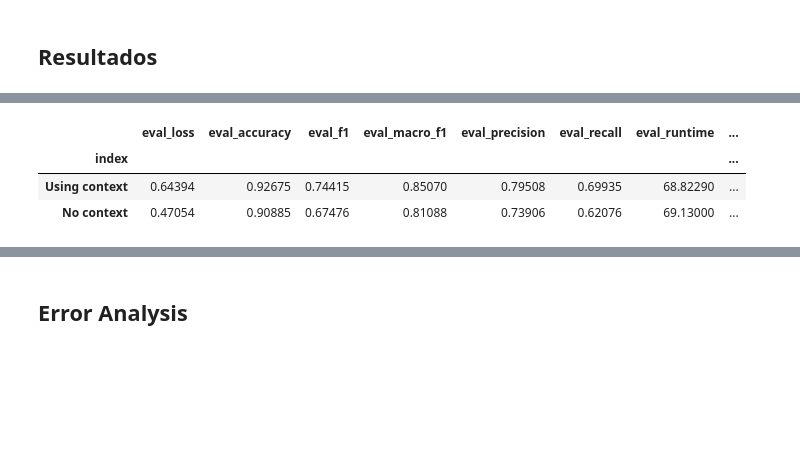
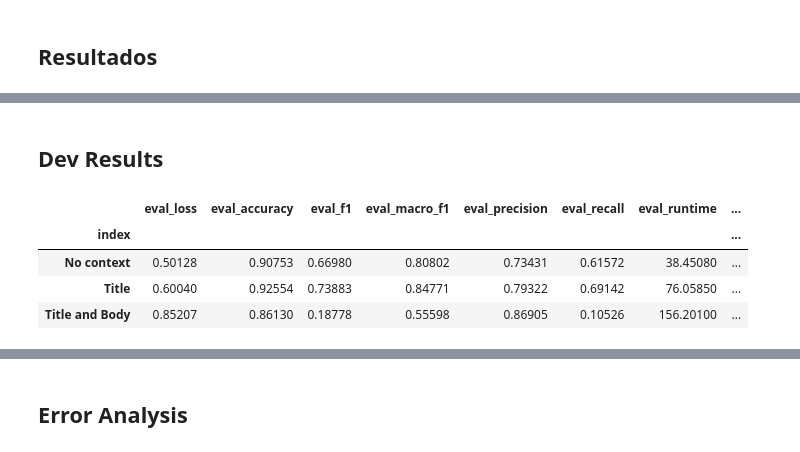
Before and after one commit to finiteautomata/contextualized-hatespeech-classification, a Jupyter notebook: notebooks/Where context helps.ipynb, the cells around one changed output, grey strips where cells are left out. Saved outputs shown, nothing was run; the diff lists cells and outputs as text; code cells hidden in the pictures; blank space fills up the shorter version.

```diff
--- a/notebooks/Where context helps.ipynb
+++ b/notebooks/Where context helps.ipynb
@@ -69,6 +64,7 @@ def format_dataset(dataset):
 
 no_context_dataset = format_dataset(no_context_dataset)
 context_dataset = format_dataset(context_dataset)
+full_context_dataset = format_dataset(full_context_dataset)
 # %% [markdown]
 Lo cargamos sólo para evaluar 🤗
 # %%
@@ -102,6 +102,8 @@ import pandas as pd
 pd.options.display.max_columns = 40
 pd.set_option('display.float_format', lambda x: '%.5f' % x)
 
+
+df_full_context_results = pd.DataFrame([full_context_trainer.evaluate(full_context_dataset)])
 df_context_results = pd.DataFrame([context_trainer.evaluate(context_dataset)])
 df_no_context_results = pd.DataFrame([no_context_trainer.evaluate(no_context_dataset)])
 # %% [output]
@@ -110,9 +113,16 @@ df_no_context_results = pd.DataFrame([no_context_trainer.evaluate(no_context_dat
 # %%
-df_results = pd.concat([df_context_results, df_no_context_results])
-df_results["index"] = ["Using context", "No context"]
+df_results = pd.concat([df_no_context_results, df_context_results, df_full_context_results])
+df_results["index"] = ["No context", "Title", "Title and Body"]
 df_results.set_index("index")
-# %% [output]
-|  | eval_loss | eval_accuracy | eval_f1 | eval_macro_f1 | eval_precision | eval_recall | eval_runtime | ... |
-| index |  |  |  |  |  |  |  | ... |
-| Using context | 0.64394 | 0.92675 | 0.74415 | 0.85070 | 0.79508 | 0.69935 | 68.82290 | ... |
-| No context | 0.47054 | 0.90885 | 0.67476 | 0.81088 | 0.73906 | 0.62076 | 69.13000 | ... |
+# %% [markdown]
+## Dev Results
+# %%
+df_results = pd.concat([df_no_context_results, df_context_results, df_full_context_results])
+df_results["index"] = ["No context", "Title", "Title and Body"]
+df_results.set_index("index")
+# %% [output]
+|  | eval_loss | eval_accuracy | eval_f1 | eval_macro_f1 | eval_precision | eval_recall | eval_runtime | ... |
+| index |  |  |  |  |  |  |  | ... |
+| No context | 0.50128 | 0.90753 | 0.66980 | 0.80802 | 0.73431 | 0.61572 | 38.45080 | ... |
+| Title | 0.60040 | 0.92554 | 0.73883 | 0.84771 | 0.79322 | 0.69142 | 76.05850 | ... |
+| Title and Body | 0.85207 | 0.86130 | 0.18778 | 0.55598 | 0.86905 | 0.10526 | 156.20100 | ... |
```
Also changed, not shown: parts of 13 cells of this notebook, 3 other files.
